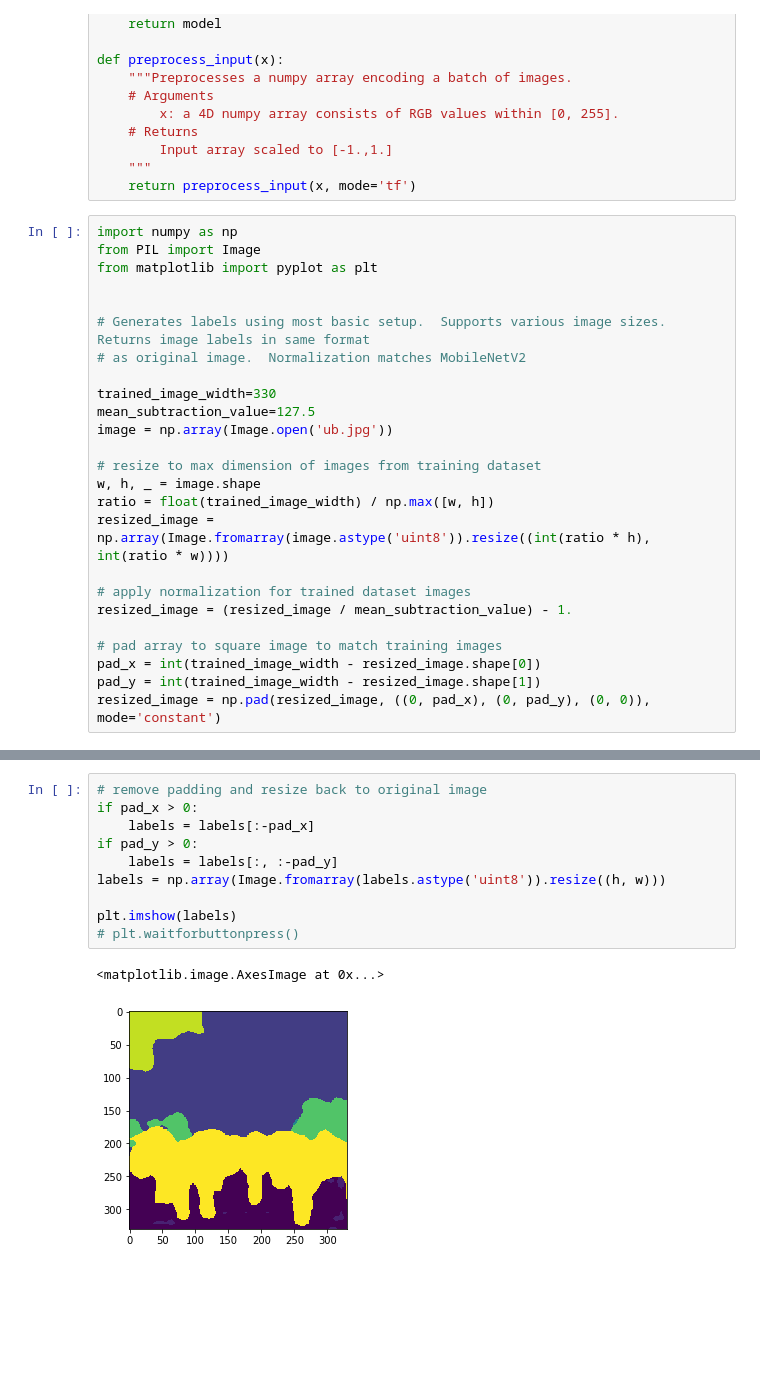
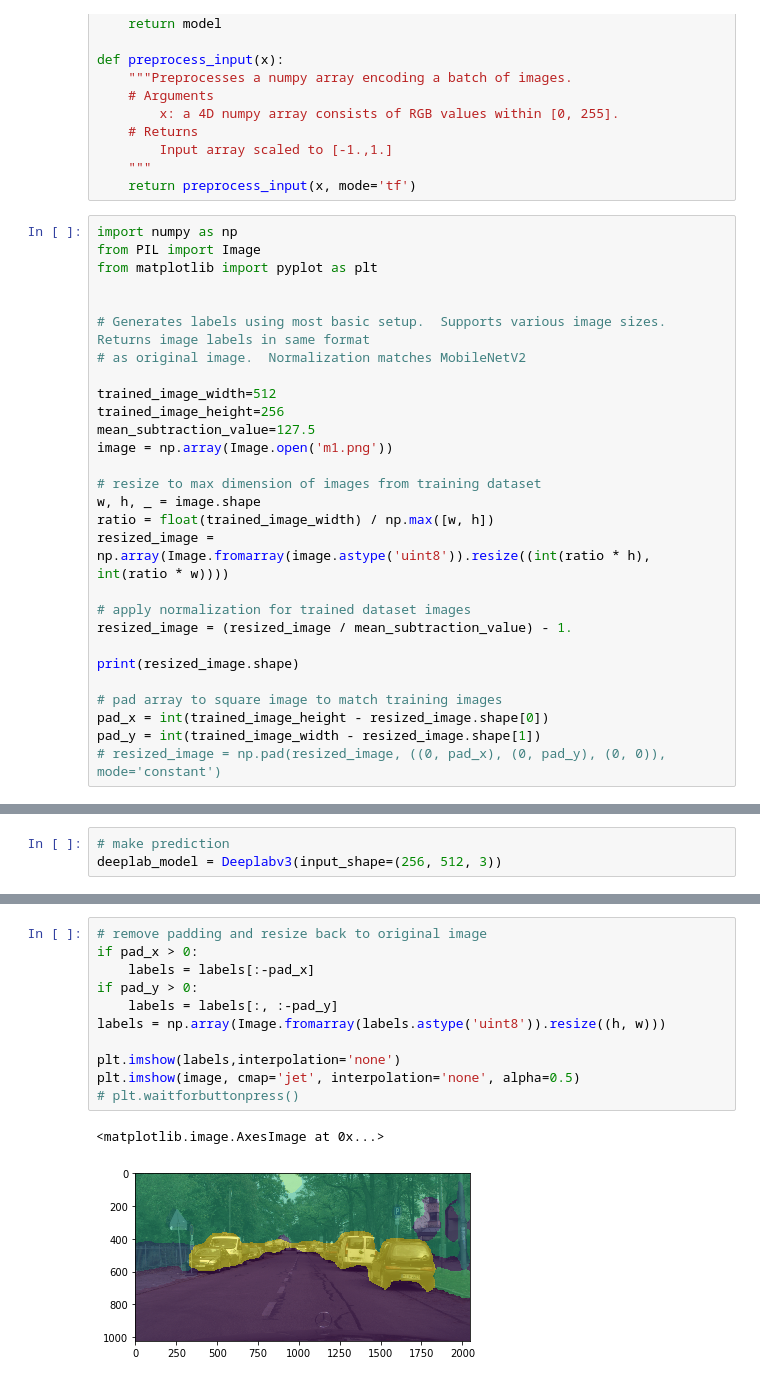
Before and after one commit to nullbringer/deeplab, a Jupyter notebook: project2_ref.ipynb, the cells around one changed output, grey strips where cells are left out. Saved outputs shown, nothing was run; the diff lists cells and outputs as text; blank space fills up the shorter version.

Commit message:
cityscape shape integration

```diff
--- a/project2_ref.ipynb
+++ b/project2_ref.ipynb
@@ -243,9 +368,10 @@ from matplotlib import pyplot as plt
 # Generates labels using most basic setup.  Supports various image sizes.  Returns image labels in same format
 # as original image.  Normalization matches MobileNetV2
 
-trained_image_width=330
+trained_image_width=512
+trained_image_height=256
 mean_subtraction_value=127.5
-image = np.array(Image.open('ub.jpg'))
+image = np.array(Image.open('m1.png'))
 
 # resize to max dimension of images from training dataset
 w, h, _ = image.shape
@@ -255,7 +381,9 @@ resized_image = np.array(Image.fromarray(image.astype('uint8')).resize((int(rati
 # apply normalization for trained dataset images
 resized_image = (resized_image / mean_subtraction_value) - 1.
 
+print(resized_image.shape)
+
 # pad array to square image to match training images
-pad_x = int(trained_image_width - resized_image.shape[0])
+pad_x = int(trained_image_height - resized_image.shape[0])
 pad_y = int(trained_image_width - resized_image.shape[1])
-resized_image = np.pad(resized_image, ((0, pad_x), (0, pad_y), (0, 0)), mode='constant')
+# resized_image = np.pad(resized_image, ((0, pad_x), (0, pad_y), (0, 0)), mode='constant')
@@ -261,0 +392,3 @@ resized_image = np.pad(resized_image, ((0, pad_x), (0, pad_y), (0, 0)), mode='co
+# %%
+# make prediction
+deeplab_model = Deeplabv3(input_shape=(256, 512, 3))
@@ -267,13 +415,14 @@ labels = np.argmax(res.squeeze(), -1)
 # %%
 # remove padding and resize back to original image
 if pad_x > 0:
     labels = labels[:-pad_x]
 if pad_y > 0:
     labels = labels[:, :-pad_y]
 labels = np.array(Image.fromarray(labels.astype('uint8')).resize((h, w)))
 
-plt.imshow(labels)
+plt.imshow(labels,interpolation='none')
+plt.imshow(image, cmap='jet', interpolation='none', alpha=0.5)
 # plt.waitforbuttonpress()
 # %% [output]
 <matplotlib.image.AxesImage at 0x...>
-[figure, old version]
+[figure, new version]
```
Also changed, not shown: parts of 8 cells of this notebook.
